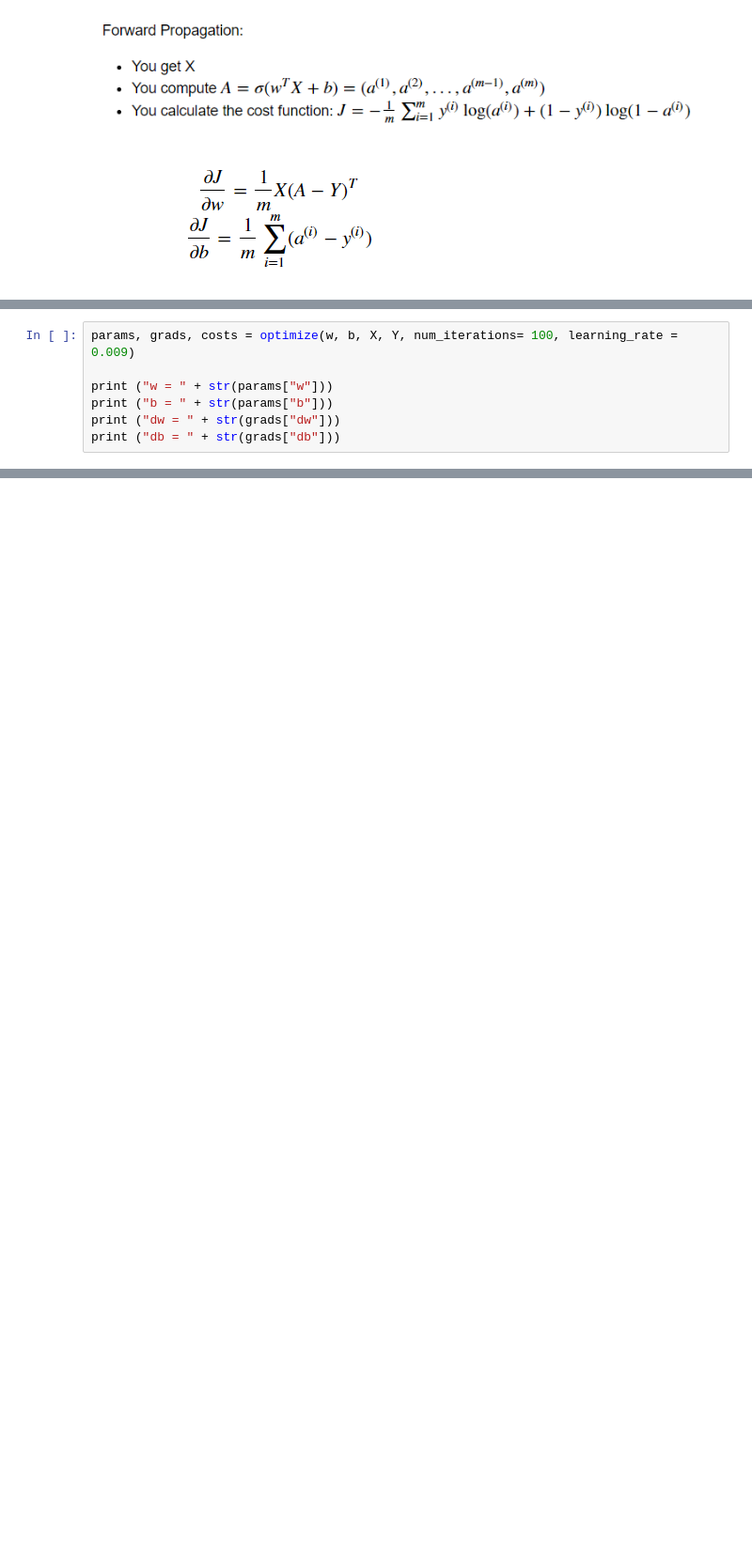
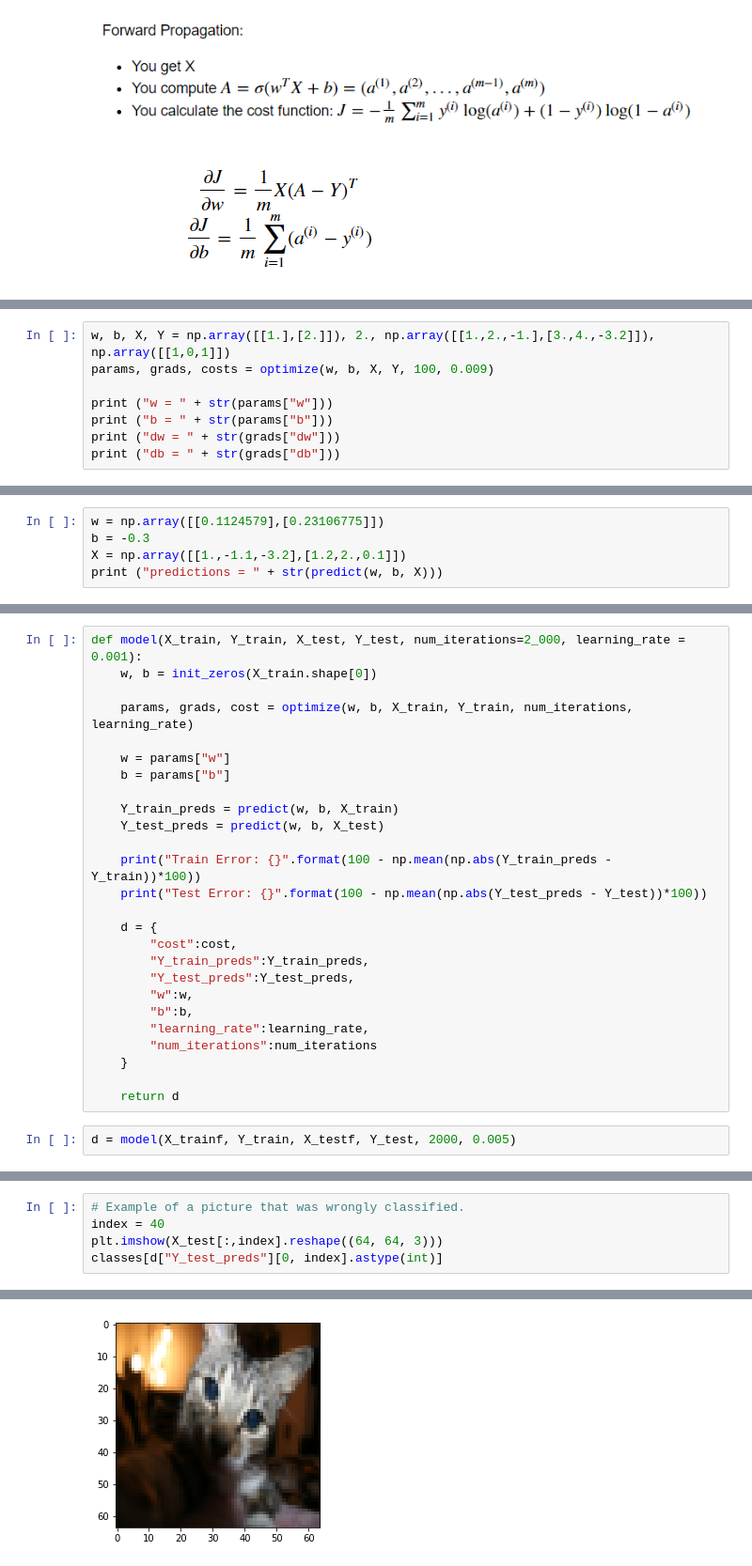
Before and after one commit to david-l-morton/ML-Projects, a Jupyter notebook: Scratch/NG_Logistic_Regression_Classification.ipynb, the cells around one changed output, grey strips where cells are left out. Shown at 94% size. Drawn from its saved outputs; the diff is of its cells as text; blank space fills up the shorter version.

```diff
--- a/Scratch/NG_Logistic_Regression_Classification.ipynb
+++ b/Scratch/NG_Logistic_Regression_Classification.ipynb
@@ -117,5 +124,6 @@ def optimize(w, b, X, Y, num_iterations, learning_rate):
 # %%
-params, grads, costs = optimize(w, b, X, Y, num_iterations= 100, learning_rate = 0.009)
+w, b, X, Y = np.array([[1.],[2.]]), 2., np.array([[1.,2.,-1.],[3.,4.,-3.2]]), np.array([[1,0,1]])
+params, grads, costs = optimize(w, b, X, Y, 100, 0.009)
 
 print ("w = " + str(params["w"]))
 print ("b = " + str(params["b"]))
@@ -131,0 +158,5 @@ db = 0.001455578136784208
+# %%
+w = np.array([[0.1124579],[0.23106775]])
+b = -0.3
+X = np.array([[1.,-1.1,-3.2],[1.2,2.,0.1]])
+print ("predictions = " + str(predict(w, b, X)))
@@ -131,0 +165,28 @@ db = 0.001455578136784208
+# %%
+def model(X_train, Y_train, X_test, Y_test, num_iterations=2_000, learning_rate = 0.001):
+    w, b = init_zeros(X_train.shape[0])
+
+    params, grads, cost = optimize(w, b, X_train, Y_train, num_iterations, learning_rate)
+
+    w = params["w"]
+    b = params["b"]
+
+    Y_train_preds = predict(w, b, X_train)
+    Y_test_preds = predict(w, b, X_test)
+
+    print("Train Error: {}".format(100 - np.mean(np.abs(Y_train_preds - Y_train))*100))
+    print("Test Error: {}".format(100 - np.mean(np.abs(Y_test_preds - Y_test))*100))
+
+    d = {
+        "cost":cost,
+        "Y_train_preds":Y_train_preds,
+        "Y_test_preds":Y_test_preds,
+        "w":w,
+        "b":b,
+        "learning_rate":learning_rate,
+        "num_iterations":num_iterations
+    }
+
+    return d
+# %%
+d = model(X_trainf, Y_train, X_testf, Y_test, 2000, 0.005)
@@ -131,0 +218,6 @@ db = 0.001455578136784208
+# %%
+# Example of a picture that was wrongly classified.
+index = 40
+plt.imshow(X_test[:,index].reshape((64, 64, 3)))
+classes[d["Y_test_preds"][0, index].astype(int)]
+# %% [output]
@@ -131,0 +225 @@ db = 0.001455578136784208
+[figure, added]
```
Also changed, not shown: parts of 17 cells of this notebook.
